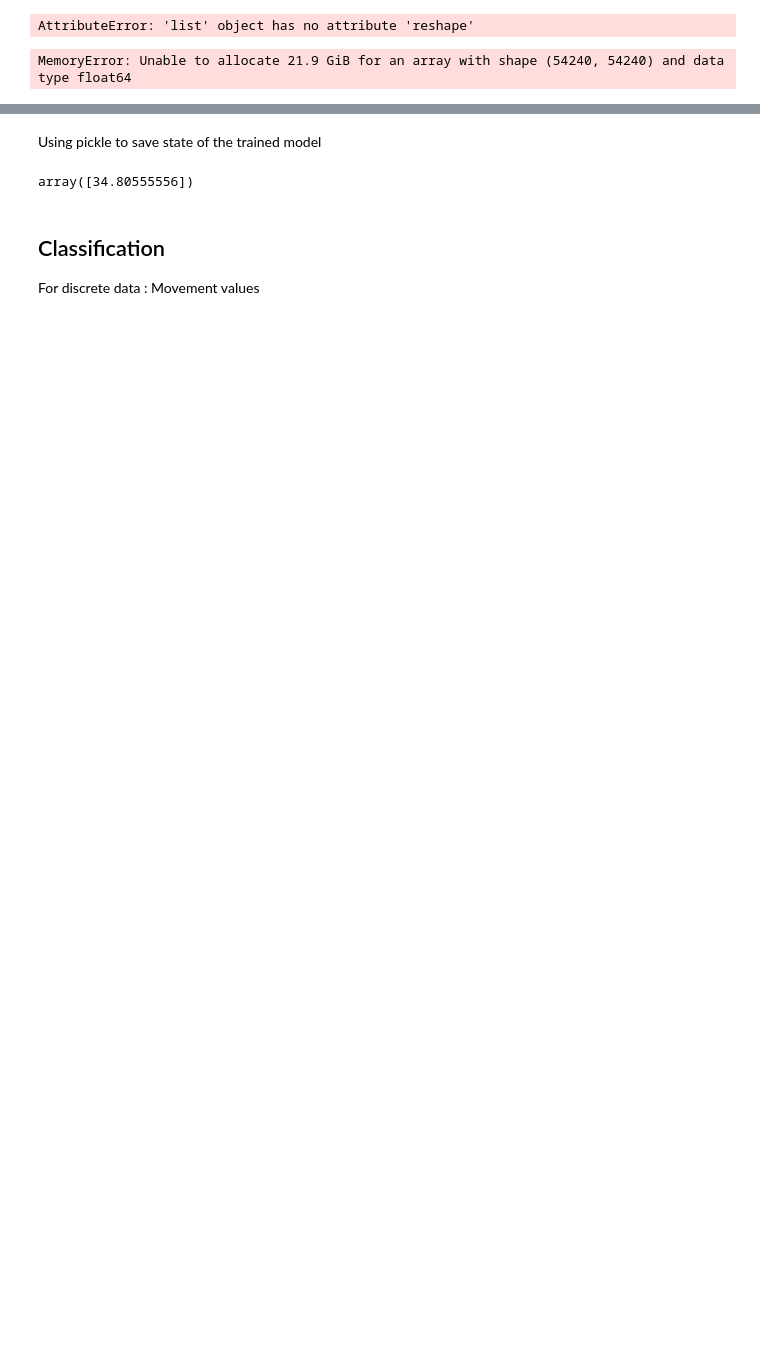
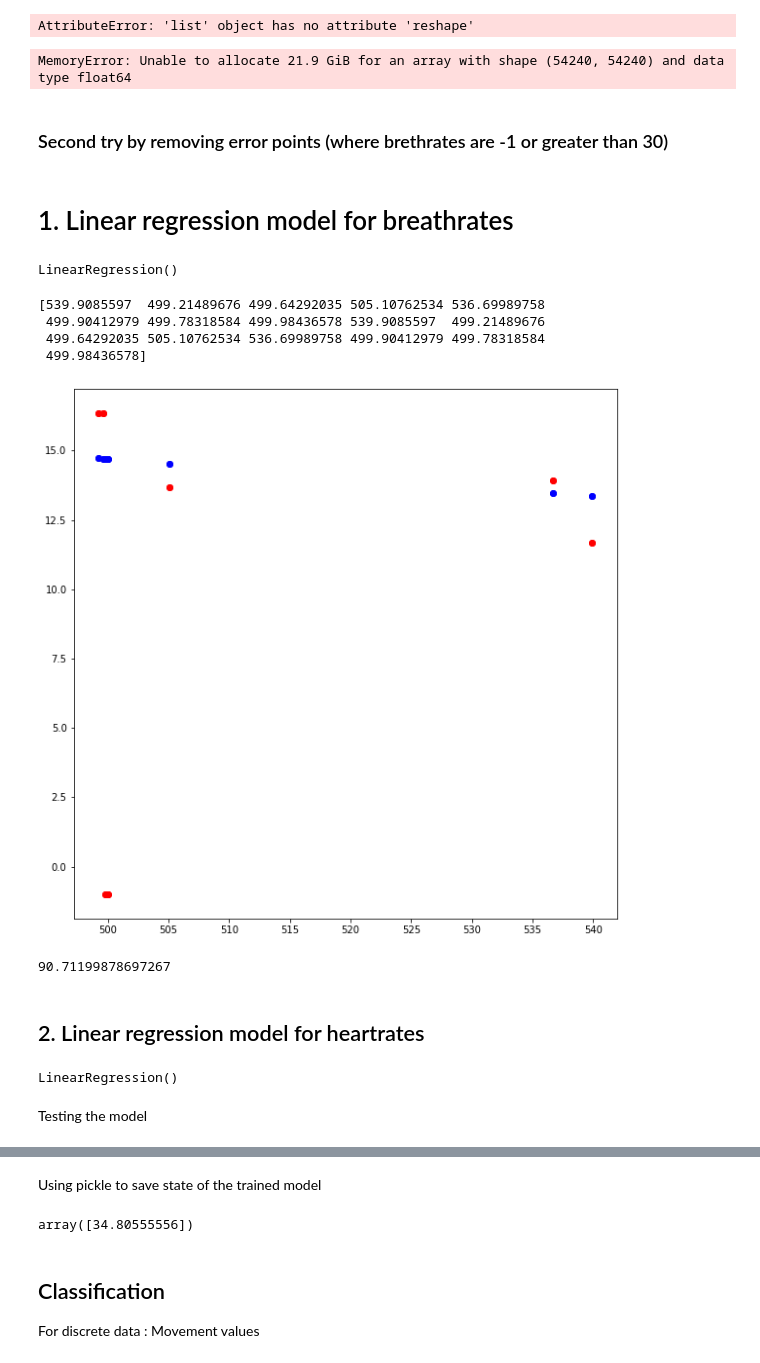
Before and after one commit to somesh2002/Dozee-BCG, a Jupyter notebook: Main.ipynb, the cells around one changed output, grey strips where cells are left out. Cells and saved outputs as stored; diff of their text form; code cells hidden in the pictures; blank space fills up the shorter version.

```diff
--- a/Main.ipynb
+++ b/Main.ipynb
@@ -208,3 +283,82 @@ regressor = LinearRegression()
 regressor.fit(piezo_0, y)
 # %% [output]
 MemoryError: Unable to allocate 21.9 GiB for an array with shape (54240, 54240) and data type float64
+# %% [markdown]
+### Second try by removing error points (where brethrates are -1 or greater than 30)
+# %% [markdown]
+# 1. Linear regression model for breathrates
+# %%
+regressor = LinearRegression()
+regressor.fit(new_piezo.reshape(-1, 1), new_breathrates.reshape(-1, 1))
+# %% [output]
+LinearRegression()
+# %%
+pred_data = []
+cumu_breathrates =[]
+# For 1st 4 datasets
+for file in range(4, 6, 1):
+    # if (sub == 1) :
+    #     continue
+    piezo_0 = pd.read_csv(file_paths[sub][0], header = None).iloc[:, 0].values # Numpy 1D array
+    breathrates = pd.read_csv(file_paths[sub][1], header = None).iloc[:, 1].values # Numpy 1D array
+
+    cumu_breathrates += list(breathrates)
+    x = [] # 8 membered list - Averaged out peizo
+
+    # Average the peizo
+    for i in range(8):
+        sum = 0
+        count = 0
+        for  j in range(interval):
+            if (piezo_0[j + interval * i]>200):
+                sum += piezo_0[j + interval * i]
+                count += 1
+
+        sum /= count
+        x += [sum]
+
+    pred_data += x
+
+pred_data = np.array(pred_data)
+actual_breathrate = np.array(cumu_breathrates)
+print(pred_data)
+# %% [output]
+[539.9085597  499.21489676 499.64292035 505.10762534 536.69989758
+ 499.90412979 499.78318584 499.98436578 539.9085597  499.21489676
+ 499.64292035 505.10762534 536.69989758 499.90412979 499.78318584
+ 499.98436578]
+# %%
+f = plt.figure()
+# ----------------------RESIZE graph below-----------------------------
+f.set_figwidth(10)
+f.set_figheight(10)
+
+pred_final = regressor.predict(pred_data.reshape(-1, 1))
+# print(pred_final)
+plt.scatter(pred_data.reshape(-1, 1), pred_final.reshape(-1, 1), color = "blue")
+plt.scatter(pred_data.reshape(-1, 1), actual_breathrate.reshape(-1, 1), color = "red")
+plt.show()
+
+# Output : BLUE points Predicted values of breathrates
+#          RED points Actual values of breathrates
+# %% [output]
+[figure, added]
+# %%
+# Finding mean squared array
+difference_array = np.subtract(pred_final, actual_breathrate)
+squared_array = np.square(difference_array)
+mse = squared_array.mean()
+print(mse)
+
+# So large as the error points cause great difference
+# %% [output]
+90.71199878697267
+# %% [markdown]
+## 2. Linear regression model for heartrates
+# %%
+regressor_heart = LinearRegression()
+regressor_heart.fit(new_piezo.reshape(-1, 1), new_heartrates.reshape(-1, 1))
+# %% [output]
+LinearRegression()
+# %% [markdown]
+Testing the model
```
Also changed, not shown: parts of 22 cells of this notebook, 12 other files.
